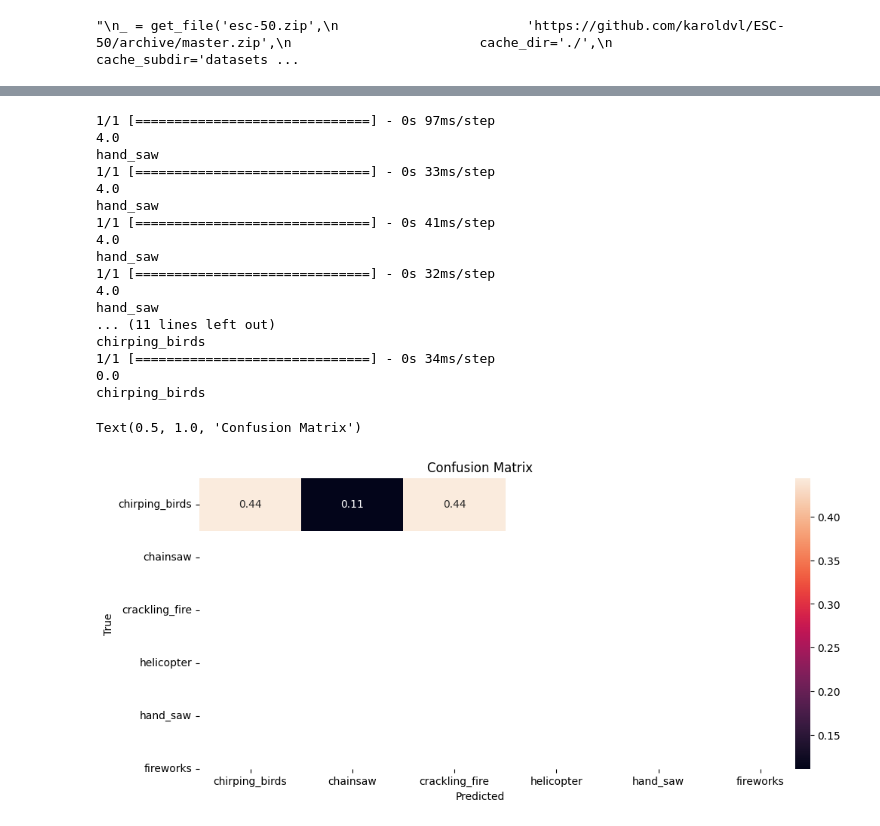
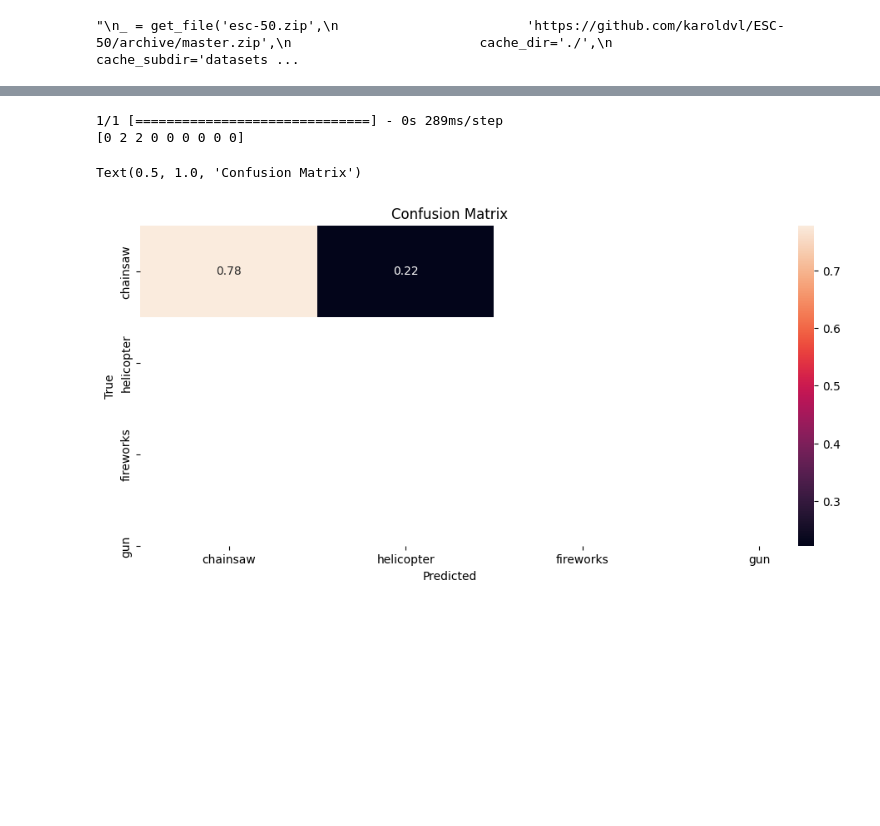
Before and after one commit to LoicTumelaire/LELEC210X, a Jupyter notebook: classification/tensorflow2.ipynb, the cells around one changed output, grey strips where cells are left out. Saved outputs shown, nothing was run; the diff lists cells and outputs as text; code cells hidden in the pictures; blank space fills up the shorter version.

```diff
--- a/classification/tensorflow2.ipynb
+++ b/classification/tensorflow2.ipynb
@@ -45,13 +47,15 @@ def load_wav_16k_mono(filename):
 # %%
 # Current path of the file
 curDir = str(os.getcwd())
+
+seed = int(time.time())
 
 esc50_csv = curDir+'\classification\src\classification\datasets\ESC-50\meta\esc50.csv'
 base_data_path = 'classification/src/classification/datasets/ESC-50/audio'
 
 pd_data = pd.read_csv(esc50_csv)
 
-my_classes = ['chirping_birds', 'chainsaw', 'crackling_fire', 'helicopter', 'hand_saw', 'fireworks']
+my_classes = ['chainsaw', 'helicopter', 'fireworks', 'gun']
 map_class_to_id  = {label: idx for idx, label in enumerate(my_classes)}
 
 filtered_pd = pd_data[pd_data.category.isin(my_classes)]
@@ -65,17 +69,17 @@ unknown_pd = unknown_pd.assign(target=5)
 # reduce the number of unknown samples to balance the dataset
 
 unknown_pd = unknown_pd.sample(frac=40/1800, random_state=int(time.time()))
+
 """
 filtered_pd = pd.concat([filtered_pd, unknown_pd])
 """
+
 full_path = filtered_pd['filename'].apply(lambda row: os.path.join(base_data_path, row))
 filtered_pd = filtered_pd.assign(filename=full_path)
 
 filenames = filtered_pd['filename']
 targets = filtered_pd['target']
 folds = filtered_pd['fold']
-
-my_classes = ['chirping_birds', 'chainsaw', 'crackling_fire', 'helicopter', 'hand_saw', 'fireworks']
 # %%
 main_ds = tf.data.Dataset.from_tensor_slices((filenames, targets, folds))
 
@@ -258,7 +295,7 @@ _________________________________________________________________
 # %%
 # train the model
 
-history = model.fit(train_ds, validation_data=val_ds, epochs=10, use_multiprocessing=True, verbose = 1)
+history = model.fit(train_ds, validation_data=val_ds, epochs=5, verbose=2)
 
 model.save(model_path)
 
@@ -296,7 +333,7 @@ ax[0].set_title('Training and Validation Accuracy')
 heatmap(cm, annot=True, xticklabels=my_classes, yticklabels=my_classes, ax=ax[1])
 ax[1].set_xlabel('Predicted')
 ax[1].set_ylabel('True')
-ax[1].set_title('Confusion Matrix')
+ax[1].set_title('Confusion Matrix, accuracy = {:.2f}'.format(accuracy))
 
 plt.tight_layout()
 plt.show()
@@ -325,55 +362,38 @@ fm_dir = "classification/data/feature_matrices/"
 file1 = np.load(fm_dir + "../melspecs/0005001a00.npy")
 file2 = np.load(fm_dir + "../melspecs/0002001900.npy")
 file3 = np.load(fm_dir + "../melspecs/0004001500.npy")
 file4 = np.load(fm_dir + "../melspecs/0004001900.npy")
 file5 = np.load(fm_dir + "../melspecs/0005000700.npy")
 file6 = np.load(fm_dir + "../melspecs/0005001200.npy")
 file7 = np.load(fm_dir + "../melspecs/0005002200.npy")
 file8 = np.load(fm_dir + "../melspecs/0017002200.npy")
 file9 = np.load(fm_dir + "../melspecs/0026000000.npy")
 
 y_aug = np.array([0, 0, 0, 0, 0, 0, 0, 0, 0])
 
-X_aug = [file1, file2, file3, file4, file5, file6, file7, file8, file9]
+X_aug = [file1.reshape(20,20,1), file2.reshape(20,20,1), file3.reshape(20,20,1), file4.reshape(20,20,1), file5.reshape(20,20,1), file6.reshape(20,20,1), file7.reshape(20,20,1), file8.reshape(20,20,1), file9.reshape(20,20,1)]
 
+X_aug = tf.constant(X_aug)
 
-y_pred = np.zeros(len(y_aug))
+# Ensure the input has the correct dimensions
 
-for i in range(len(X_aug)):
-
-    y_pred[i] = model.predict(X_aug[i]).argmax()
-    print (y_pred[i])
-    print (my_classes[int(y_pred[i])])
+y_pred = model.predict(X_aug).argmax(axis=1)
+print (y_pred)
 
 # Plot the confusion matrix
 
 cm = confusion_matrix(y_aug, y_pred)
 cm = cm / cm.sum(axis=1)[:, np.newaxis]
 fig, ax = plt.subplots(1, 1, figsize=(12, 5))
 
 # Plot the confusion matrix
 
 heatmap(cm, annot=True, xticklabels=my_classes, yticklabels=my_classes, ax=ax)
 ax.set_xlabel('Predicted')
 ax.set_ylabel('True')
 ax.set_title('Confusion Matrix')
 # %% [output]
-1/1 [==============================] - 0s 97ms/step
-4.0
-hand_saw
-1/1 [==============================] - 0s 33ms/step
-4.0
-hand_saw
-1/1 [==============================] - 0s 41ms/step
-4.0
-hand_saw
-1/1 [==============================] - 0s 32ms/step
-4.0
-hand_saw
-... (11 lines left out)
-chirping_birds
-1/1 [==============================] - 0s 34ms/step
-0.0
-chirping_birds
+1/1 [==============================] - 0s 289ms/step
+[0 2 2 0 0 0 0 0 0]
 Text(0.5, 1.0, 'Confusion Matrix')
-[figure, old version]
+[figure, new version]
```
Also changed, not shown: parts of 4 cells of this notebook, 42 other files.
